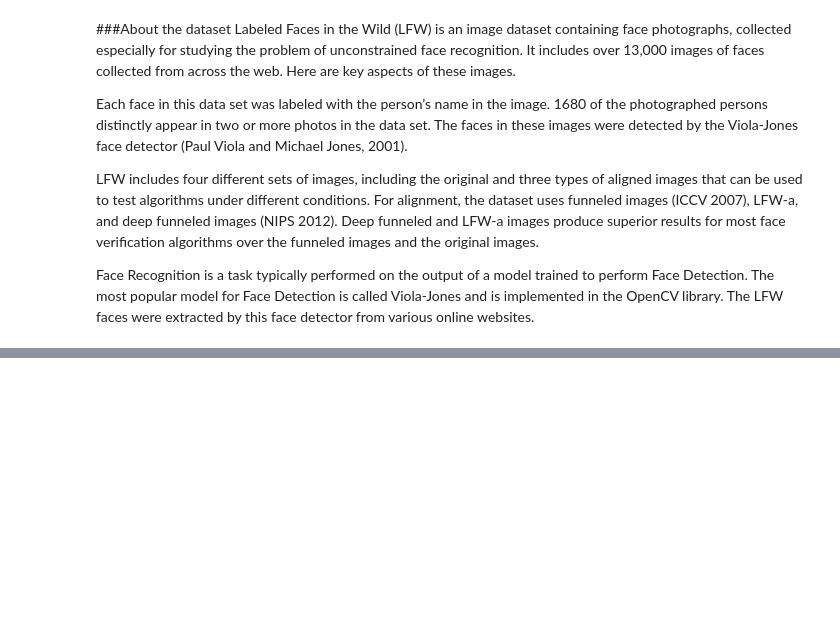
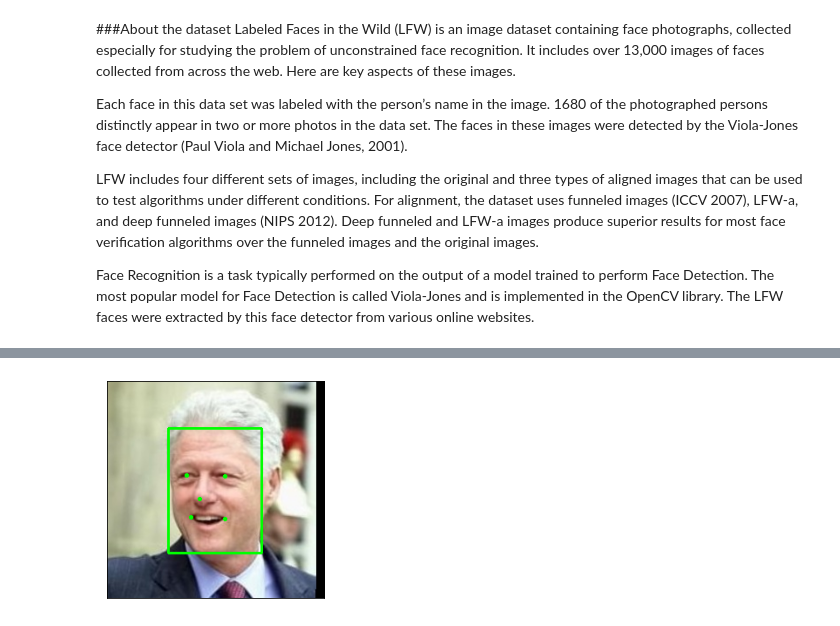
Before and after one commit to pasqualemocerino/AILabProj-FaceRecognition, a Jupyter notebook: FaceRecognition.ipynb, the cells around one changed output, grey strips where cells are left out. Cells and saved outputs as stored; diff of their text form; code cells hidden in the pictures; blank space fills up the shorter version.

```diff
--- a/FaceRecognition.ipynb
+++ b/FaceRecognition.ipynb
@@ -214,0 +172,6 @@ The classification step could be done by calculating the embedding distances bet
+# %%
+#Defining a face detector
+def face_detector(image):
+  detector = MTCNN()
+  bboxes = detector.detect_faces(image)
+  return bboxes
@@ -214,0 +180,6 @@ The classification step could be done by calculating the embedding distances bet
+# %%
+#Drawing function
+def draw_bounding_boxes(image, bboxes):
+    for box in bboxes:
+        x, y, w, h = box['box']
+        cv2.rectangle(image, (x, y), (x+w,y+h), (0,255,0), 2)
@@ -214,0 +188,4 @@ The classification step could be done by calculating the embedding distances bet
+# %%
+#Keypoints mark on face
+def mark_keypoints(image, keypoints):
+  cv2.circle(image, (keypoints), 1, (0,255,0), 2)
@@ -214,0 +194,7 @@ The classification step could be done by calculating the embedding distances bet
+# %%
+#Image processing
+image = cv2.imread(image_path)
+image = cv2.cvtColor(image, cv2.COLOR_BGR2RGB)
+
+bboxes = face_detector(image)
+print("Output of MTCNN detector: \n", bboxes)
@@ -214,0 +205,16 @@ The classification step could be done by calculating the embedding distances bet
+# %%
+# Drawing bounding box around face and marking keypoints
+draw_bounding_boxes(image, bboxes)
+mark_keypoints(image, bboxes[0]['keypoints']['left_eye'])
+mark_keypoints(image, bboxes[0]['keypoints']['right_eye'])
+mark_keypoints(image, bboxes[0]['keypoints']['nose'])
+mark_keypoints(image, bboxes[0]['keypoints']['mouth_left'])
+mark_keypoints(image, bboxes[0]['keypoints']['mouth_right'])
+
+# Display the image
+plt.imshow(image)
+plt.xticks([])
+plt.yticks([])
+plt.show()
+# %% [output]
+[figure, added]
```
Also changed, not shown: parts of 69 cells of this notebook.
